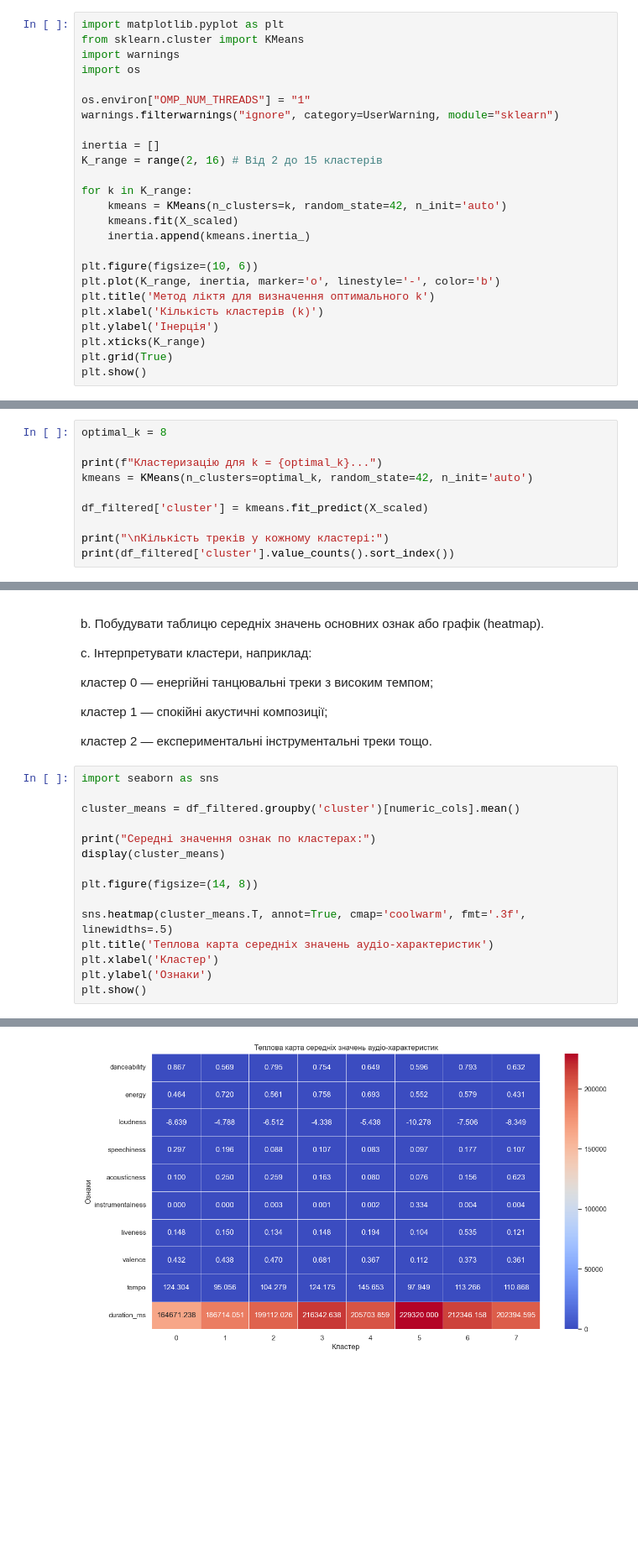
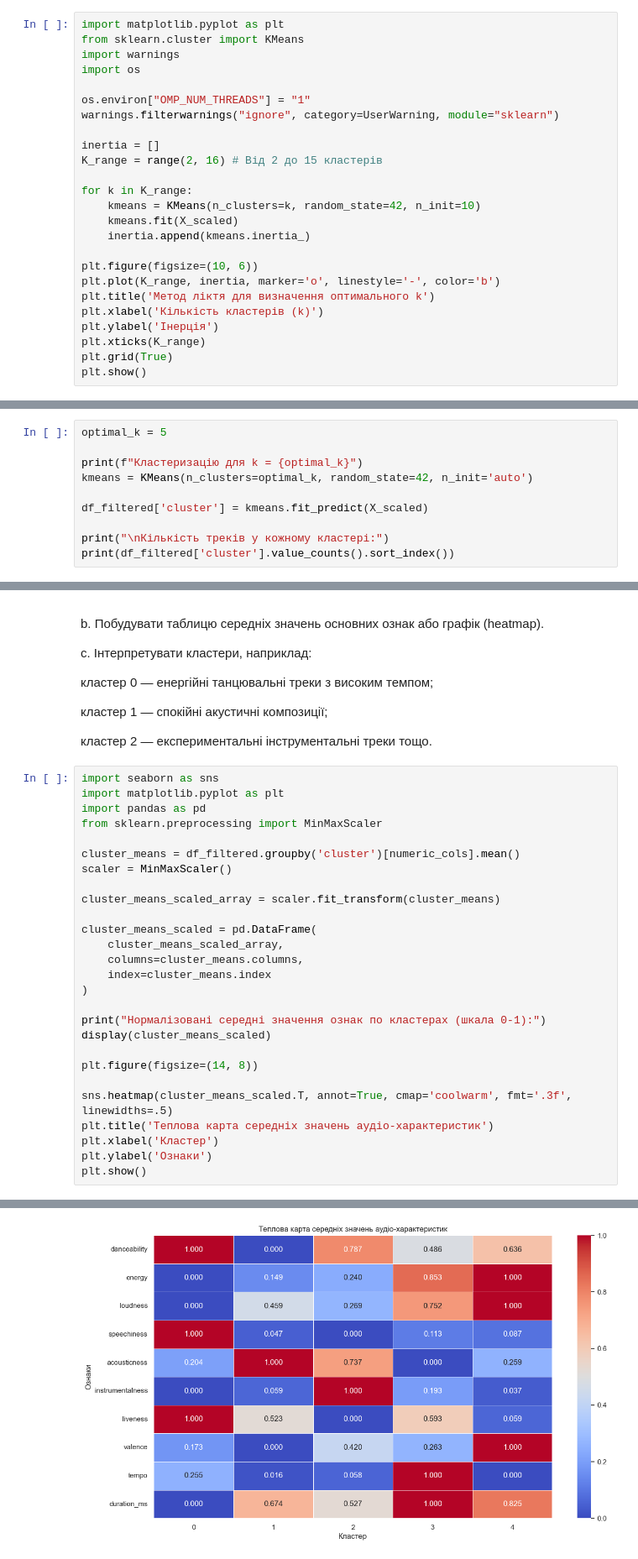
Before and after one commit to Halupaaa/data_mining_labs, a Jupyter notebook: dm_lab3.ipynb, the cells around one changed output, grey strips where cells are left out. Shown at 84% size. Cells and saved outputs as stored; diff of their text form; blank space fills up the shorter version.

```diff
--- a/dm_lab3.ipynb
+++ b/dm_lab3.ipynb
@@ -91,7 +91,7 @@ inertia = []
 K_range = range(2, 16) # Від 2 до 15 кластерів
 
 for k in K_range:
-    kmeans = KMeans(n_clusters=k, random_state=42, n_init='auto')
+    kmeans = KMeans(n_clusters=k, random_state=42, n_init=10)
     kmeans.fit(X_scaled)
     inertia.append(kmeans.inertia_)
 
@@ -114,9 +114,9 @@ b. Додати отримані мітки кластерів до DataFrame я
 
 c. Вивести кількість треків у кожному кластері.
 # %%
-optimal_k = 8
+optimal_k = 5
 
-print(f"Кластеризацію для k = {optimal_k}...")
+print(f"Кластеризацію для k = {optimal_k}")
 kmeans = KMeans(n_clusters=optimal_k, random_state=42, n_init='auto')
 
 df_filtered['cluster'] = kmeans.fit_predict(X_scaled)
@@ -197,15 +196,27 @@ c. Інтерпретувати кластери, наприклад:
 кластер 2 — експериментальні інструментальні треки тощо.
 # %%
 import seaborn as sns
+import matplotlib.pyplot as plt
+import pandas as pd
+from sklearn.preprocessing import MinMaxScaler
 
 cluster_means = df_filtered.groupby('cluster')[numeric_cols].mean()
+scaler = MinMaxScaler()
 
-print("Середні значення ознак по кластерах:")
-display(cluster_means)
+cluster_means_scaled_array = scaler.fit_transform(cluster_means)
+
+cluster_means_scaled = pd.DataFrame(
+    cluster_means_scaled_array,
+    columns=cluster_means.columns,
+    index=cluster_means.index
+)
+
+print("Нормалізовані середні значення ознак по кластерах (шкала 0-1):")
+display(cluster_means_scaled)
 
 plt.figure(figsize=(14, 8))
 
-sns.heatmap(cluster_means.T, annot=True, cmap='coolwarm', fmt='.3f', linewidths=.5)
+sns.heatmap(cluster_means_scaled.T, annot=True, cmap='coolwarm', fmt='.3f', linewidths=.5)
 plt.title('Теплова карта середніх значень аудіо-характеристик')
 plt.xlabel('Кластер')
 plt.ylabel('Ознаки')
@@ -225 +233 @@ plt.show()
-[figure, old version]
+[figure, new version]
```
Also changed, not shown: parts of 4 cells of this notebook.
